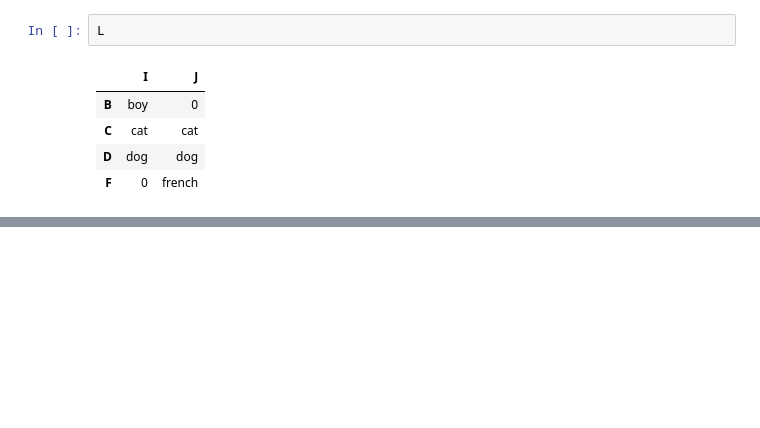
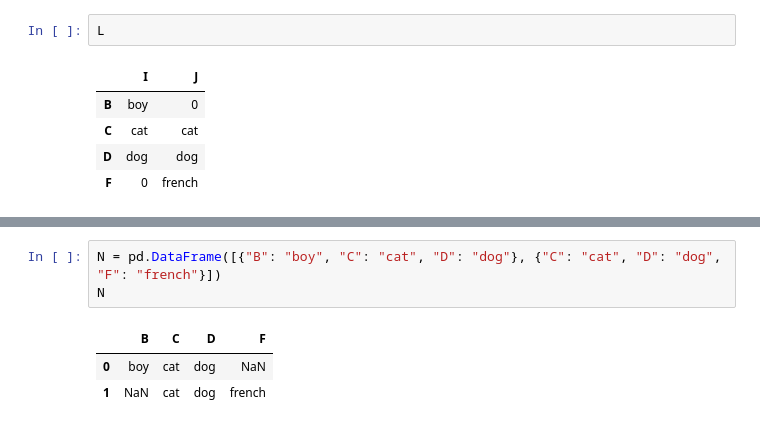
Before and after one commit to S-Core21/pyhton-tutorial, a Jupyter notebook: panda.ipynb, the cells around one changed output, grey strips where cells are left out. Drawn from its saved outputs; the diff is of its cells as text; blank space fills up the shorter version.

```diff
--- a/panda.ipynb
+++ b/panda.ipynb
@@ -306,0 +330,7 @@ Explicit and Implicit index in panda
+# %%
+N = pd.DataFrame([{"B": "boy", "C": "cat", "D": "dog"}, {"C": "cat", "D": "dog", "F": "french"}])
+N
+# %% [output]
+|  | B | C | D | F |
+| 0 | boy | cat | dog | NaN |
+| 1 | NaN | cat | dog | french |
```
Also changed, not shown: parts of 25 cells of this notebook.
